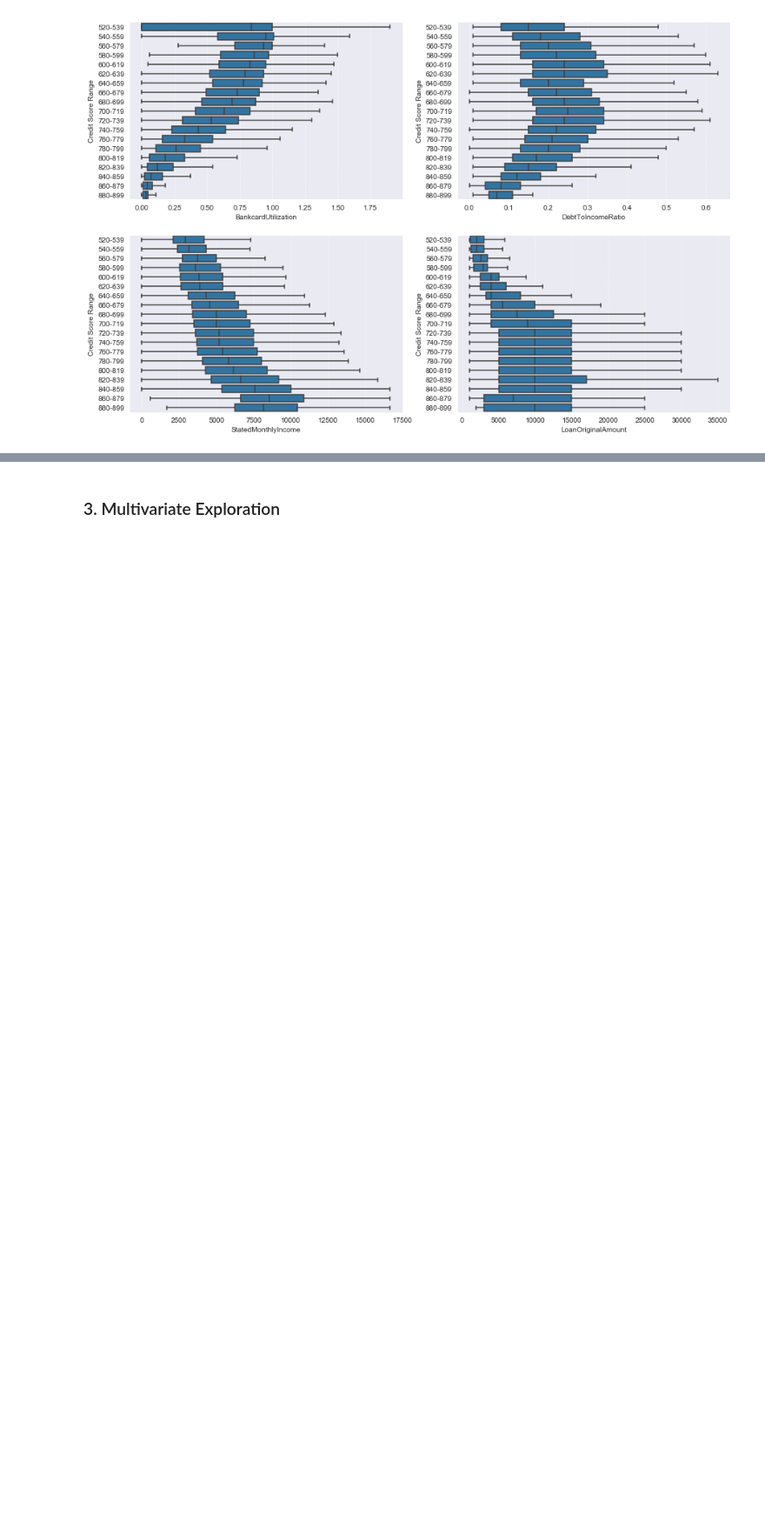
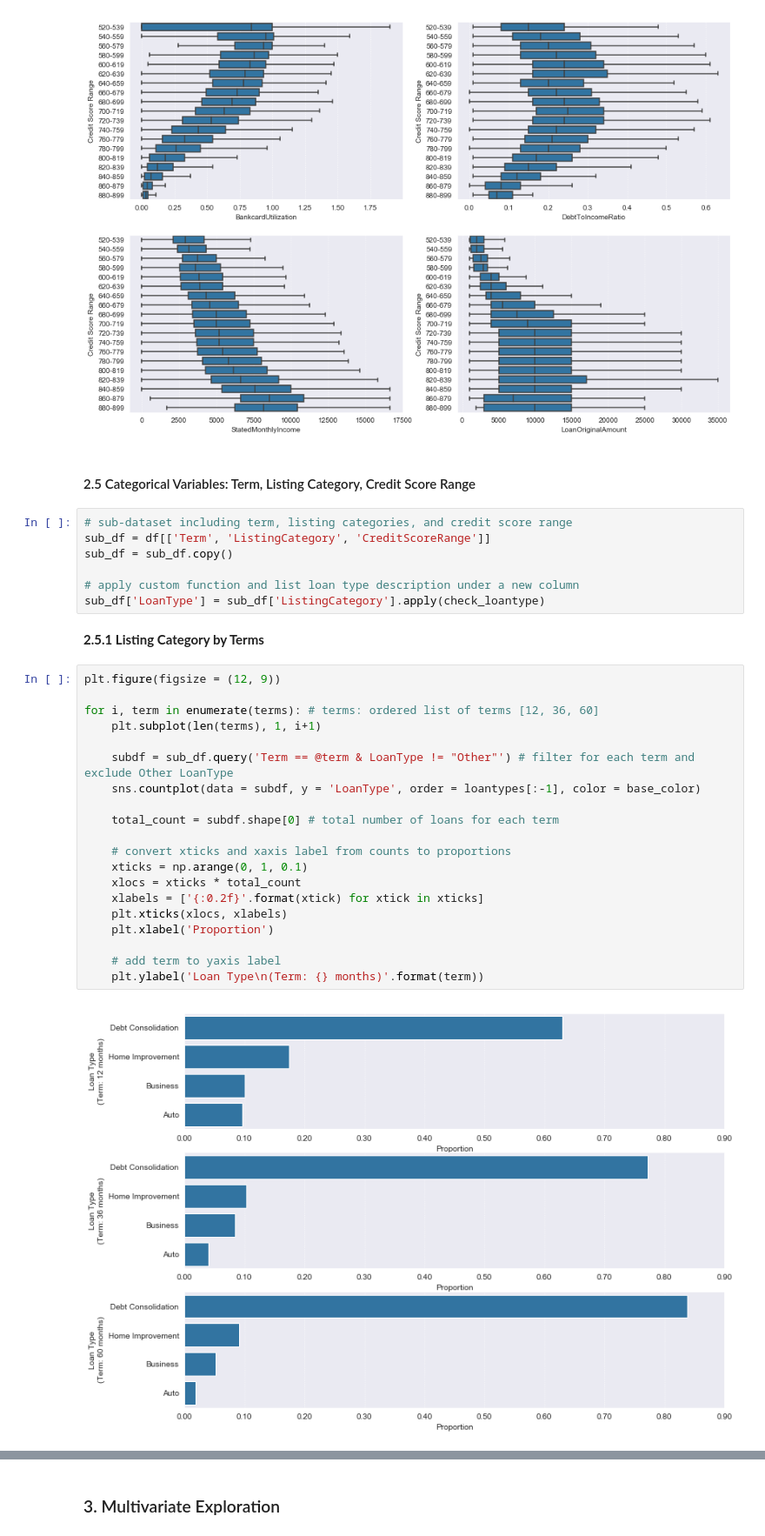
Before and after one commit to jinwanchen/p4-prosper-loan-data-visualization, a Jupyter notebook: part1_exploratory_da.ipynb, the cells around one changed output, grey strips where cells are left out. Shown at 87% size. Saved outputs shown, nothing was run; the diff lists cells and outputs as text; blank space fills up the shorter version.

Commit message:
Add bivariate explorations of Term, LoanType and CreditScoreRange

```diff
--- a/part1_exploratory_da.ipynb
+++ b/part1_exploratory_da.ipynb
@@ -939,3 +939,36 @@ for i in range(len(continuous_var)):
     plt.xlabel(continuous_var[i]);
 # %% [output]
 [figure]
+# %% [markdown]
+#### 2.5 Categorical Variables: Term, Listing Category, Credit Score Range
+# %%
+# sub-dataset including term, listing categories, and credit score range
+sub_df = df[['Term', 'ListingCategory', 'CreditScoreRange']]
+sub_df = sub_df.copy()
+
+# apply custom function and list loan type description under a new column
+sub_df['LoanType'] = sub_df['ListingCategory'].apply(check_loantype)
+# %% [markdown]
+__2.5.1 Listing Category by Terms__
+# %%
+plt.figure(figsize = (12, 9))
+
+for i, term in enumerate(terms): # terms: ordered list of terms [12, 36, 60]
+    plt.subplot(len(terms), 1, i+1)
+
+    subdf = sub_df.query('Term == @term & LoanType != "Other"') # filter for each term and exclude Other LoanType
+    sns.countplot(data = subdf, y = 'LoanType', order = loantypes[:-1], color = base_color)
+
+    total_count = subdf.shape[0] # total number of loans for each term
+
+    # convert xticks and xaxis label from counts to proportions
+    xticks = np.arange(0, 1, 0.1)
+    xlocs = xticks * total_count
+    xlabels = ['{:0.2f}'.format(xtick) for xtick in xticks]
+    plt.xticks(xlocs, xlabels)
+    plt.xlabel('Proportion')
+
+    # add term to yaxis label
+    plt.ylabel('Loan Type\n(Term: {} months)'.format(term))
+# %% [output]
+[figure, added]
```
Also changed, not shown: parts of 8 cells of this notebook.
